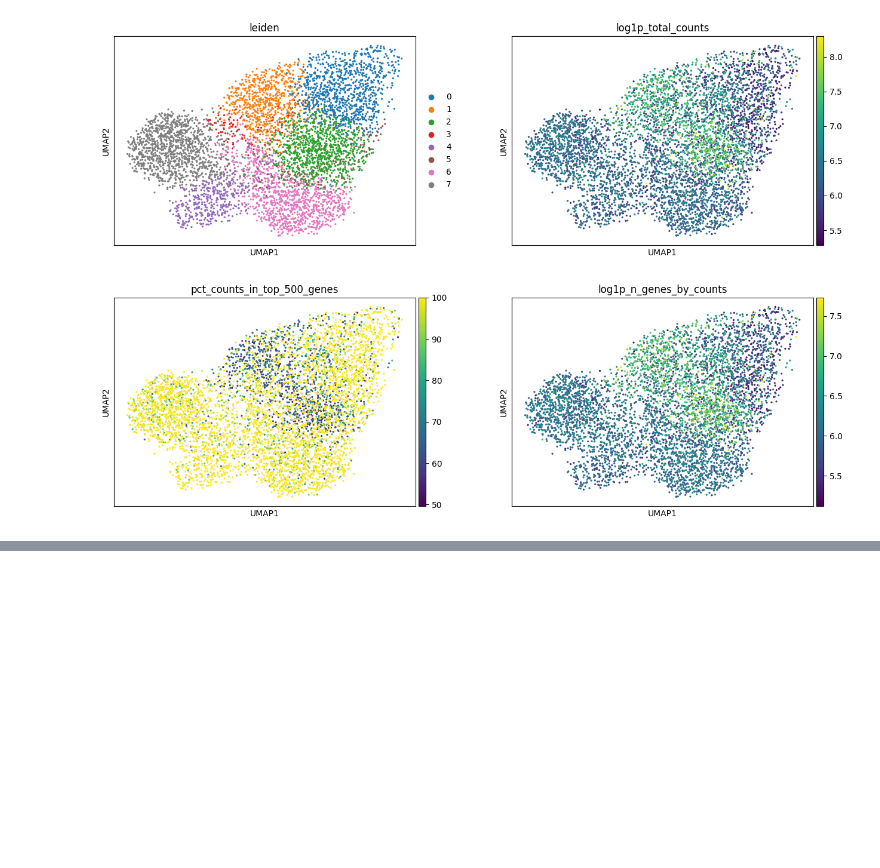
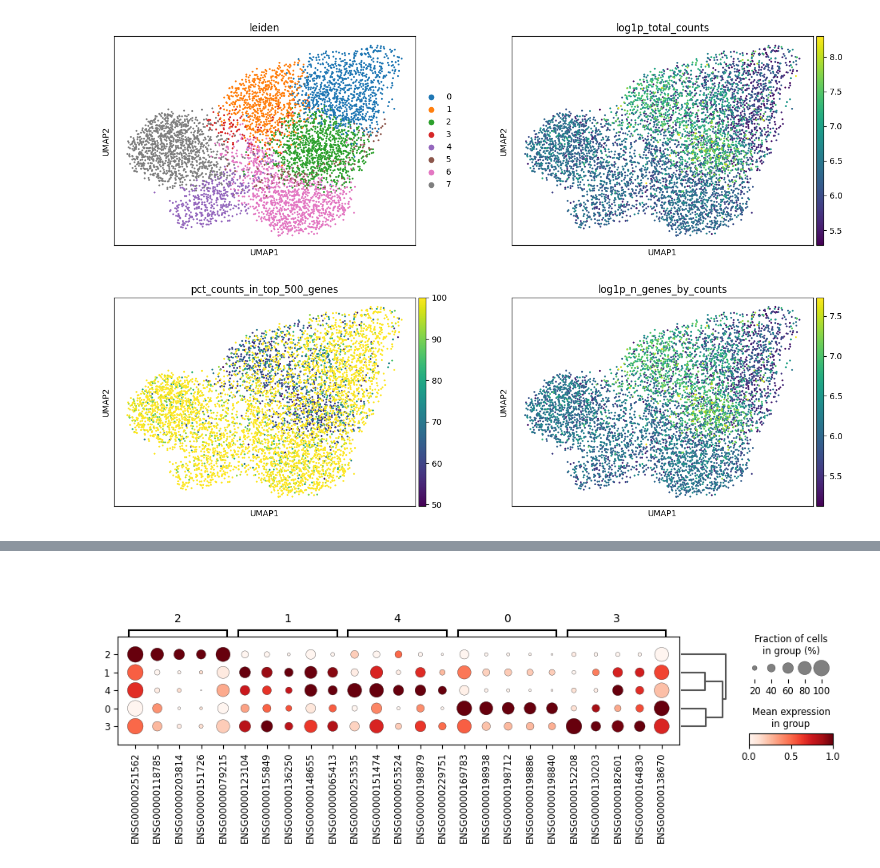
Before and after one commit to pizzaglitch/RNA-Sequencing, a Jupyter notebook: annData.ipynb, the cells around one changed output, grey strips where cells are left out. Cells and saved outputs as stored; diff of their text form; code cells hidden in the pictures; blank space fills up the shorter version.

```diff
--- a/annData.ipynb
+++ b/annData.ipynb
@@ -131,0 +111,5 @@ Index(['SampleID', 'donor_id', 'BraakStage', 'SampleBatch', 'nUMI', 'nGene',
+# %%
+sc.pl.rank_genes_groups_dotplot(
+    adata, groupby="leiden_res_0.50", standard_scale="var", n_genes=5
+)
+# %% [output]
@@ -131,0 +117 @@ Index(['SampleID', 'donor_id', 'BraakStage', 'SampleBatch', 'nUMI', 'nGene',
+[figure, added]
```
Also changed, not shown: parts of 10 cells of this notebook.
